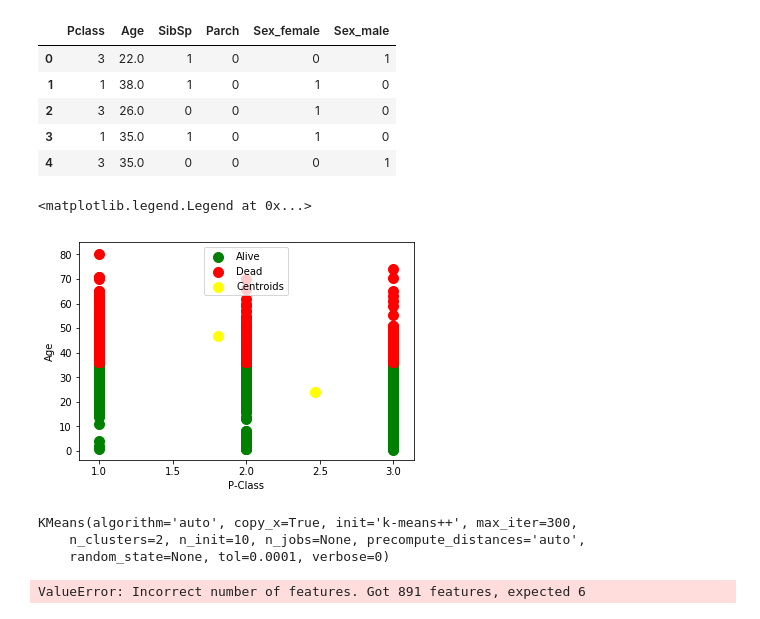
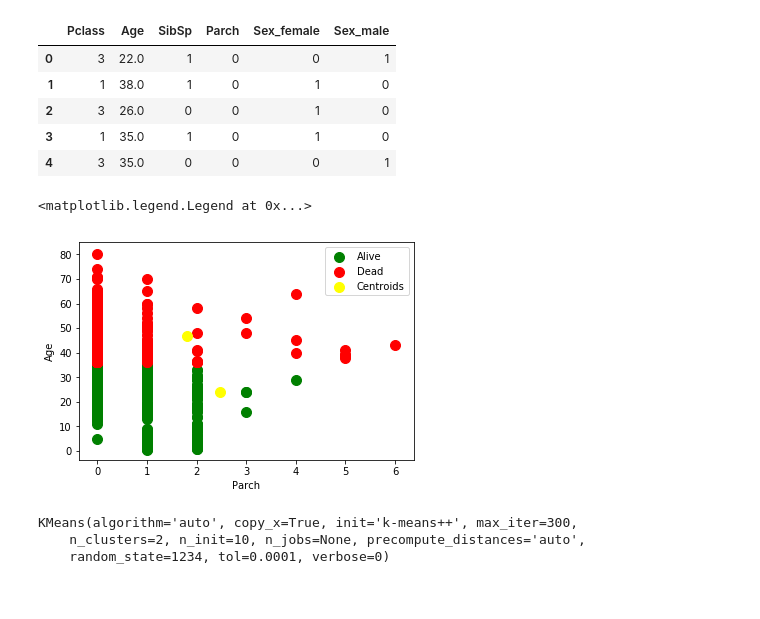
Before and after one commit to vkrit/fundamental-data-science-python, a Jupyter notebook: Workshop#9.ipynb, the cells around one changed output. Cells and saved outputs as stored; diff of their text form; code cells hidden in the pictures.

```diff
--- a/Workshop#9.ipynb
+++ b/Workshop#9.ipynb
@@ -70,38 +70,26 @@ x.head()
 from sklearn.cluster import KMeans
 
 #Applying kmeans to the dataset / Creating the kmeans classifier
-kmeans = KMeans(n_clusters = 2, init = 'k-means++', max_iter = 300, n_init = 10, random_state = 1234)
+kmeans = KMeans(n_clusters = 2, init = 'k-means++',
+                max_iter = 300, n_init = 10, random_state = 1234)
 y_kmeans = kmeans.fit_predict(x)
 # %%
-plt.scatter(x.iloc[y_kmeans == 0, 0], x.iloc[y_kmeans == 0, 1], s= 100, c='green', label='Alive')
-plt.scatter(x.iloc[y_kmeans == 1, 0], x.iloc[y_kmeans == 1, 1], s= 100, c='red', label='Dead')
-plt.xlabel("P-Class")
+plt.scatter(x.iloc[y_kmeans == 0, 3], x.iloc[y_kmeans == 0, 1], s= 100, c='green', label='Alive')
+plt.scatter(x.iloc[y_kmeans == 1, 3], x.iloc[y_kmeans == 1, 1], s= 100, c='red', label='Dead')
+plt.xlabel("Parch")
 plt.ylabel("Age")
 plt.scatter(kmeans.cluster_centers_[:, 0], kmeans.cluster_centers_[:, 1], s = 100, c='yellow', label='Centroids')
 plt.legend()
 # %% [output]
 <matplotlib.legend.Legend at 0x...>
-[figure, old version]
+[figure, new version]
 # %%
 y = np.array(df3['Survived'])
 # %%
-clf = KMeans(n_clusters=2)
+clf = KMeans(n_clusters=2, init = 'k-means++',
+             max_iter = 300, n_init = 10, random_state = 1234)
 clf.fit(x)
 # %% [output]
 KMeans(algorithm='auto', copy_x=True, init='k-means++', max_iter=300,
     n_clusters=2, n_init=10, n_jobs=None, precompute_distances='auto',
-    random_state=None, tol=0.0001, verbose=0)
+    random_state=1234, tol=0.0001, verbose=0)
-# %%
-found = 0
-for i in range(len(x)):
-    #new_prediction = np.array(x[i].astype(float))
-    new_prediction = np.array(x)
-    new_prediction = new_prediction.reshape(-1, len(new_prediction))
-    prediction = clf.predict(new_prediction)
-    if prediction[0] == y[i]:
-        found += 1
-
-accuracy = (found/len(x))*100
-accuracy
-# %% [output]
-ValueError: Incorrect number of features. Got 891 features, expected 6
```
Also changed, not shown: parts of 7 cells of this notebook, 11 other files.
